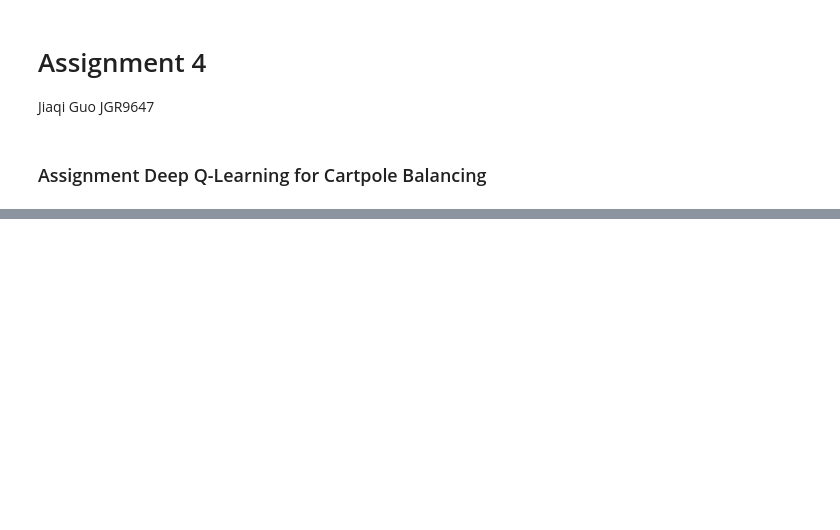
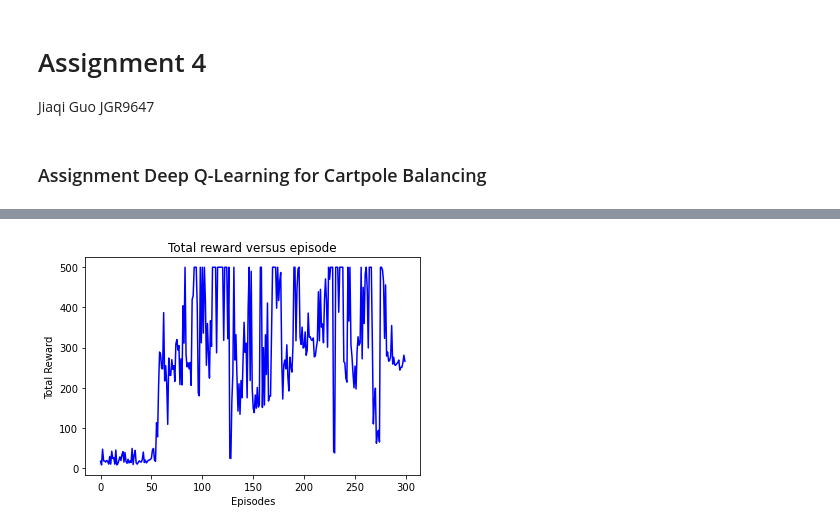
Before and after one commit to GuoJiaqi-1020/Code-recording-NU, a Jupyter notebook: Deep Reinforcement Learning_495/homework4/homework4.ipynb, the cells around one changed output, grey strips where cells are left out. Cells and saved outputs as stored; diff of their text form; code cells hidden in the pictures; blank space fills up the shorter version.

```diff
--- a/Deep Reinforcement Learning_495/homework4/homework4.ipynb
+++ b/Deep Reinforcement Learning_495/homework4/homework4.ipynb
@@ -4,19 +15,6 @@ Jiaqi Guo    JGR9647
 # %% [markdown]
 ### Assignment Deep Q-Learning for Cartpole Balancing
 # %%
-import sys
-from datetime import datetime
-import random
-import gym
-import numpy as np
-from collections import deque
-
-import pylab
-from tensorflow.keras.layers import Input, Dense
-from tensorflow.keras.optimizers import Adam, RMSprop
-from tensorflow.keras.models import Model, load_model
-
-
 # policy network
 def OurModel(input_shape, action_space):
     X_input = Input(input_shape)
@@ -35,8 +33,8 @@ def OurModel(input_shape, action_space):
     X = Dense(action_space, activation="linear", kernel_initializer='he_uniform')(X)
 
     model = Model(inputs=X_input, outputs=X, name='CartPole_DQN_model')
-    model.compile(loss="mse", optimizer=RMSprop(lr=0.00025, rho=0.95, epsilon=0.01), metrics=["accuracy"])
-
+    # model.compile(loss="mse", optimizer=RMSprop(lr=0.00025, rho=0.95, epsilon=0.01), metrics=["accuracy"])
+    model.compile(loss='mse', optimizer=Adam(lr=0.00025))
     # model.summary()
     return model
 
@@ -50,7 +48,7 @@ class DQNAgent:
         self.EPISODES = 300
         self.memory = deque(maxlen=2000)
 
-        self.gamma = 0.95  # discount rate
+        self.gamma = 0.99  # discount rate
         self.epsilon = 1.0  # exploration rate
         self.epsilon_min = 0.001
         self.epsilon_decay = 0.999
@@ -225,3 +206,8 @@ episode: 233/300, score: 176, e: 0.001, time: 17:38:01
 # %%
 pylab.plot(episodes, scores, 'b')
+pylab.title('Total reward versus episode')
+pylab.xlabel('Episodes')
+pylab.ylabel('Total Reward')
 pylab.show()
+# %% [output]
+[figure, added]
```
Also changed, not shown: parts of 3 cells of this notebook.
